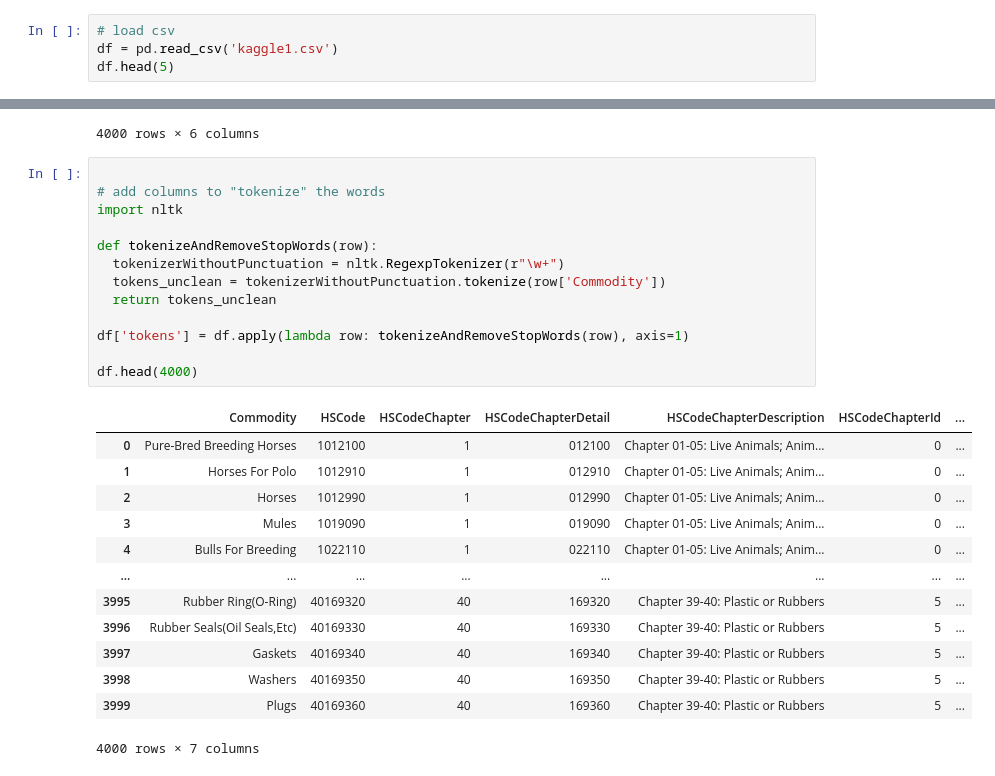
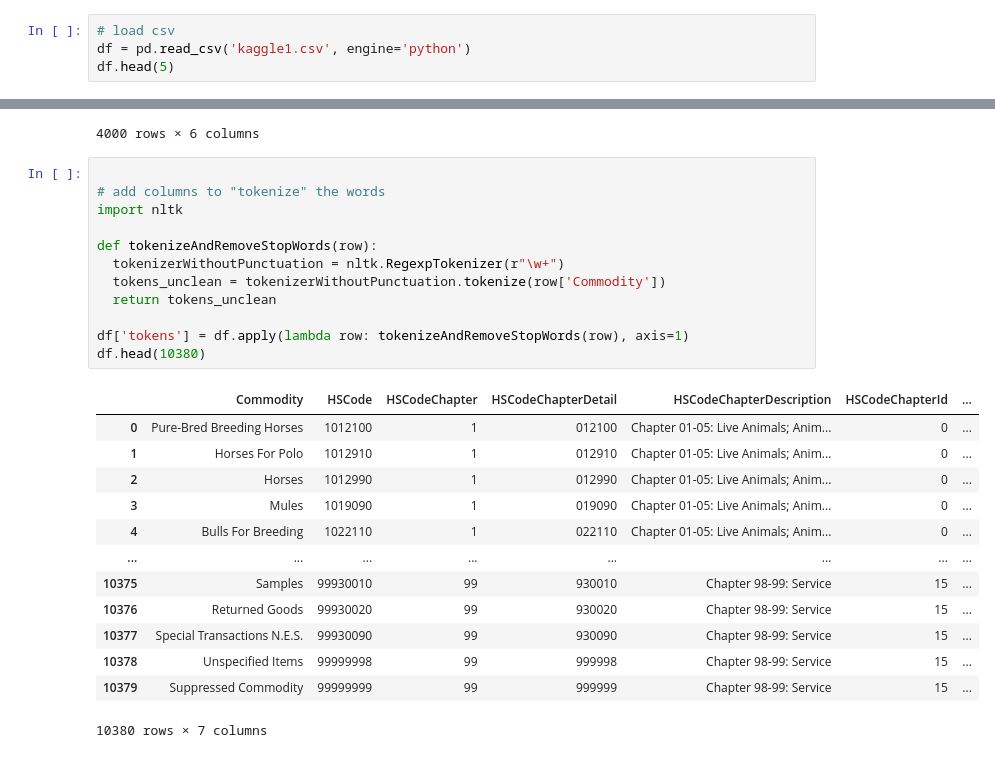
Before and after one commit to ardianto86/hscode-classification, a Jupyter notebook: HSCodeClassification1.ipynb, the cells around one changed output, grey strips where cells are left out. Cells and saved outputs as stored; diff of their text form.

```diff
--- a/HSCodeClassification1.ipynb
+++ b/HSCodeClassification1.ipynb
@@ -30,6 +30,6 @@ Sklearn version: 0.24.1
 # %%
 # load csv
-df = pd.read_csv('kaggle1.csv')
+df = pd.read_csv('kaggle1.csv', engine='python')
 df.head(5)
 # %% [output]
 |  | S.No. | HSCode | Commodity | Y1819 | PercentShare19 | Y1920P | PercentShare20 | PercentGrowth | ... |
@@ -234,28 +250,27 @@ df.head(4000)
 # %%
 
 # add columns to "tokenize" the words
 import nltk
 
 def tokenizeAndRemoveStopWords(row):
   tokenizerWithoutPunctuation = nltk.RegexpTokenizer(r"\w+")
   tokens_unclean = tokenizerWithoutPunctuation.tokenize(row['Commodity'])
   return tokens_unclean
 
 df['tokens'] = df.apply(lambda row: tokenizeAndRemoveStopWords(row), axis=1)
-
-df.head(4000)
+df.head(10380)
 # %% [output]
 |  | Commodity | HSCode | HSCodeChapter | HSCodeChapterDetail | HSCodeChapterDescription | HSCodeChapterId | ... |
 | 0 | Pure-Bred Breeding Horses | 1012100 | 1 | 012100 | Chapter 01-05: Live Animals; Anim... | 0 | ... |
 | 1 | Horses For Polo | 1012910 | 1 | 012910 | Chapter 01-05: Live Animals; Anim... | 0 | ... |
 | 2 | Horses | 1012990 | 1 | 012990 | Chapter 01-05: Live Animals; Anim... | 0 | ... |
 | 3 | Mules | 1019090 | 1 | 019090 | Chapter 01-05: Live Animals; Anim... | 0 | ... |
 | 4 | Bulls For Breeding | 1022110 | 1 | 022110 | Chapter 01-05: Live Animals; Anim... | 0 | ... |
 | ... | ... | ... | ... | ... | ... | ... | ... |
-| 3995 | Rubber Ring(O-Ring) | 40169320 | 40 | 169320 | Chapter 39-40: Plastic or Rubbers | 5 | ... |
-| 3996 | Rubber Seals(Oil Seals,Etc) | 40169330 | 40 | 169330 | Chapter 39-40: Plastic or Rubbers | 5 | ... |
-| 3997 | Gaskets | 40169340 | 40 | 169340 | Chapter 39-40: Plastic or Rubbers | 5 | ... |
-| 3998 | Washers | 40169350 | 40 | 169350 | Chapter 39-40: Plastic or Rubbers | 5 | ... |
-| 3999 | Plugs | 40169360 | 40 | 169360 | Chapter 39-40: Plastic or Rubbers | 5 | ... |
+| 10375 | Samples | 99930010 | 99 | 930010 | Chapter 98-99: Service | 15 | ... |
+| 10376 | Returned Goods | 99930020 | 99 | 930020 | Chapter 98-99: Service | 15 | ... |
+| 10377 | Special Transactions N.E.S. | 99930090 | 99 | 930090 | Chapter 98-99: Service | 15 | ... |
+| 10378 | Unspecified Items | 99999998 | 99 | 999998 | Chapter 98-99: Service | 15 | ... |
+| 10379 | Suppressed Commodity | 99999999 | 99 | 999999 | Chapter 98-99: Service | 15 | ... |
-4000 rows × 7 columns
+10380 rows × 7 columns
 # %%
```
Also changed, not shown: parts of 7 cells of this notebook.
